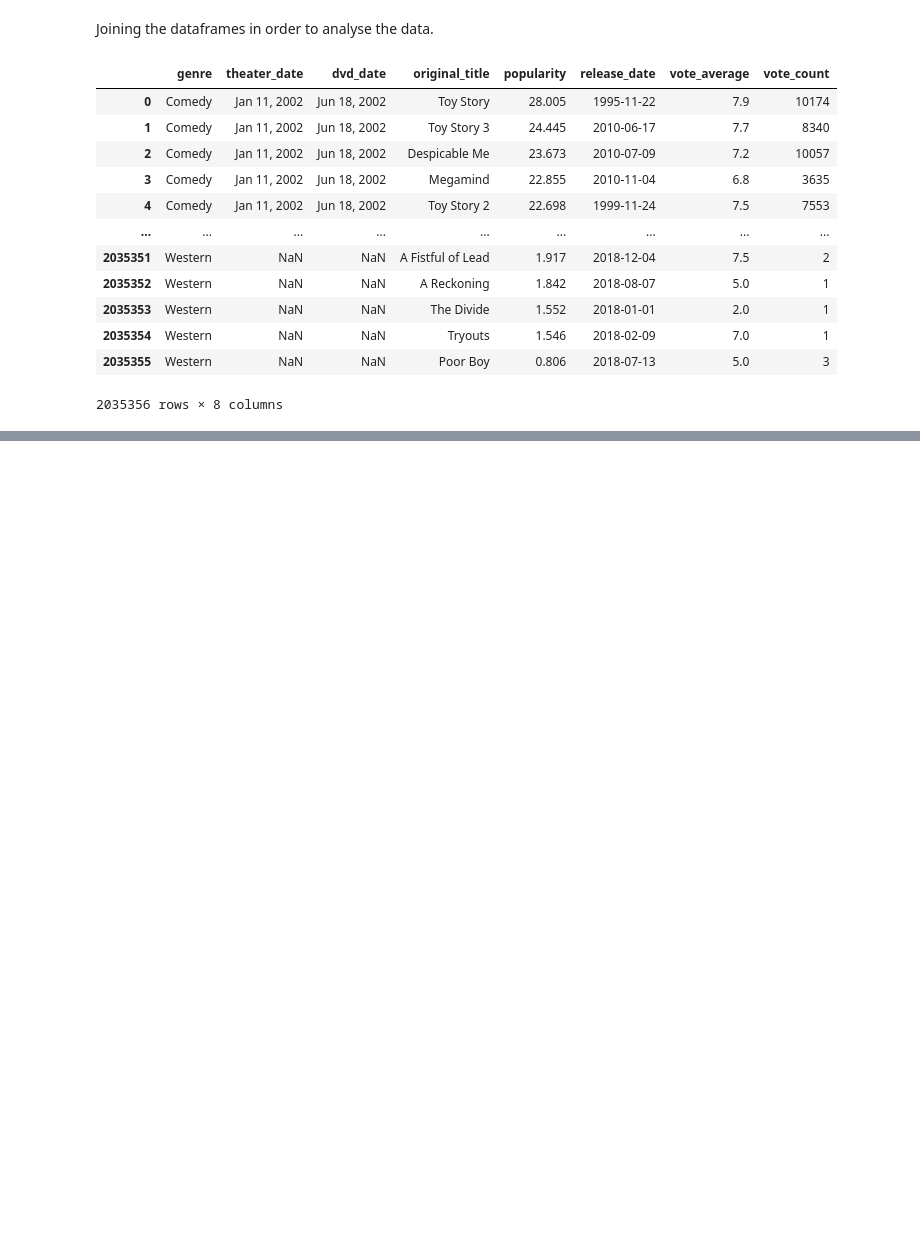
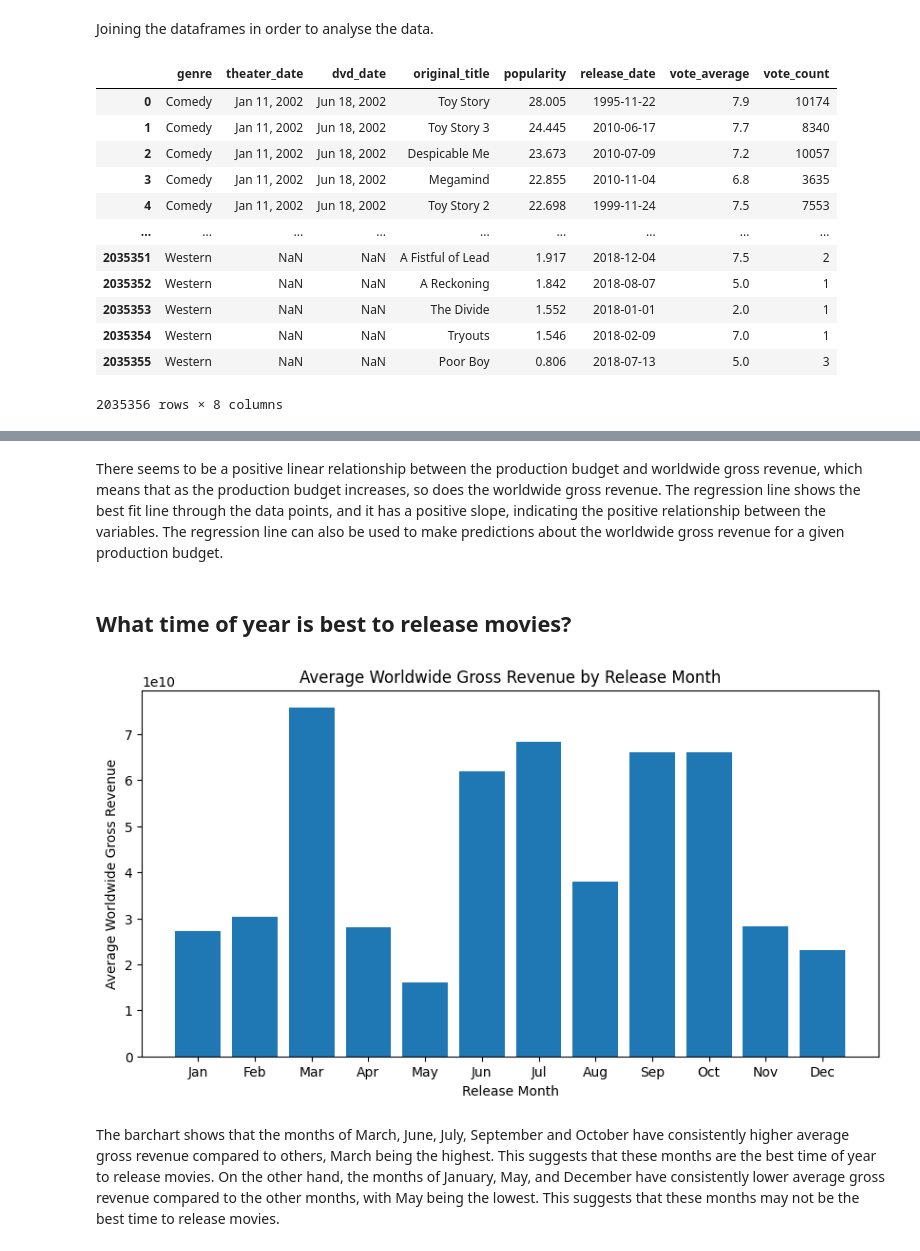
Before and after one commit to Wambui-T/Movie-Analysis-Project, a Jupyter notebook: student.ipynb, the cells around one changed output, grey strips where cells are left out. Saved outputs shown, nothing was run; the diff lists cells and outputs as text; code cells hidden in the pictures; blank space fills up the shorter version.

```diff
--- a/student.ipynb
+++ b/student.ipynb
@@ -331,0 +344,27 @@ plt.show()
+# %% [markdown]
+There seems to be a positive linear relationship between the production budget and worldwide gross revenue, which means that as the production budget increases, so does the worldwide gross revenue. The regression line shows the best fit line through the data points, and it has a positive slope, indicating the positive relationship between the variables. The regression line can also be used to make predictions about the worldwide gross revenue for a given production budget.
+# %% [markdown]
+## What time of year is best to release movies?
+# %%
+#group the data by month
+monthly_gross = tn_df.groupby(pd.to_datetime(tn_df['release_date']).dt.strftime('%B'))['worldwide_gross'].sum()
+monthly_gross = monthly_gross.fillna(0)
+# Set the figure size
+plt.figure(figsize=(10, 5))
+
+# Create the bar chart
+plt.bar(monthly_gross.index, monthly_gross.values)
+
+# Set the axis labels and title
+plt.xlabel("Release Month")
+plt.ylabel("Average Worldwide Gross Revenue")
+plt.title("Average Worldwide Gross Revenue by Release Month")
+plt.xticks(np.arange(12), ['Jan', 'Feb', 'Mar', 'Apr', 'May', 'Jun', 'Jul', 'Aug', 'Sep', 'Oct', 'Nov', 'Dec'])
+
+# Show the plot
+plt.show()
+# %% [output]
+[figure, added]
+# %% [markdown]
+The barchart shows that the months of March, June, July, September and October have consistently higher average gross revenue compared to others, March being the highest. This suggests that these months are the best time of year to release movies.
+On the other hand, the months of January, May, and December have consistently lower average gross revenue compared to the other months, with May being the lowest. This suggests that these months may not be the best time to release movies.
```
Also changed, not shown: parts of 10 cells of this notebook.
